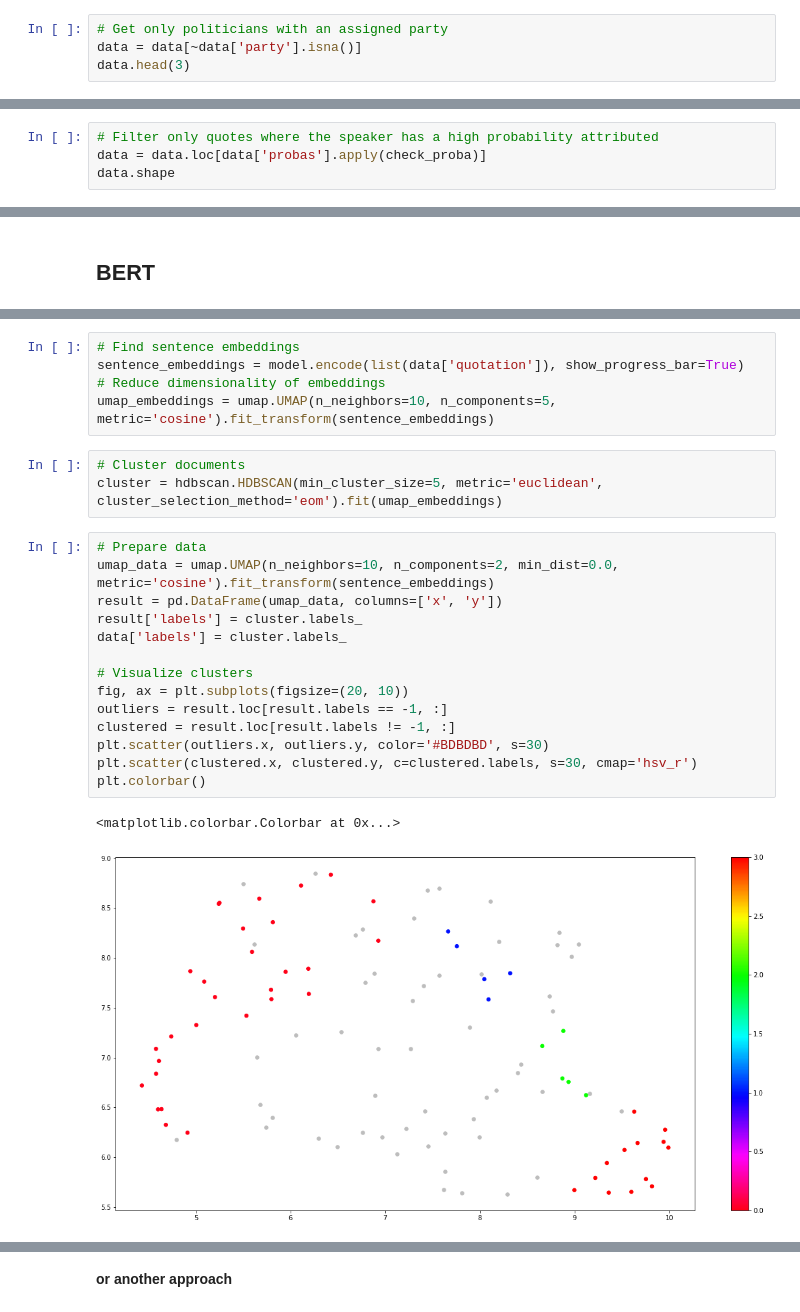
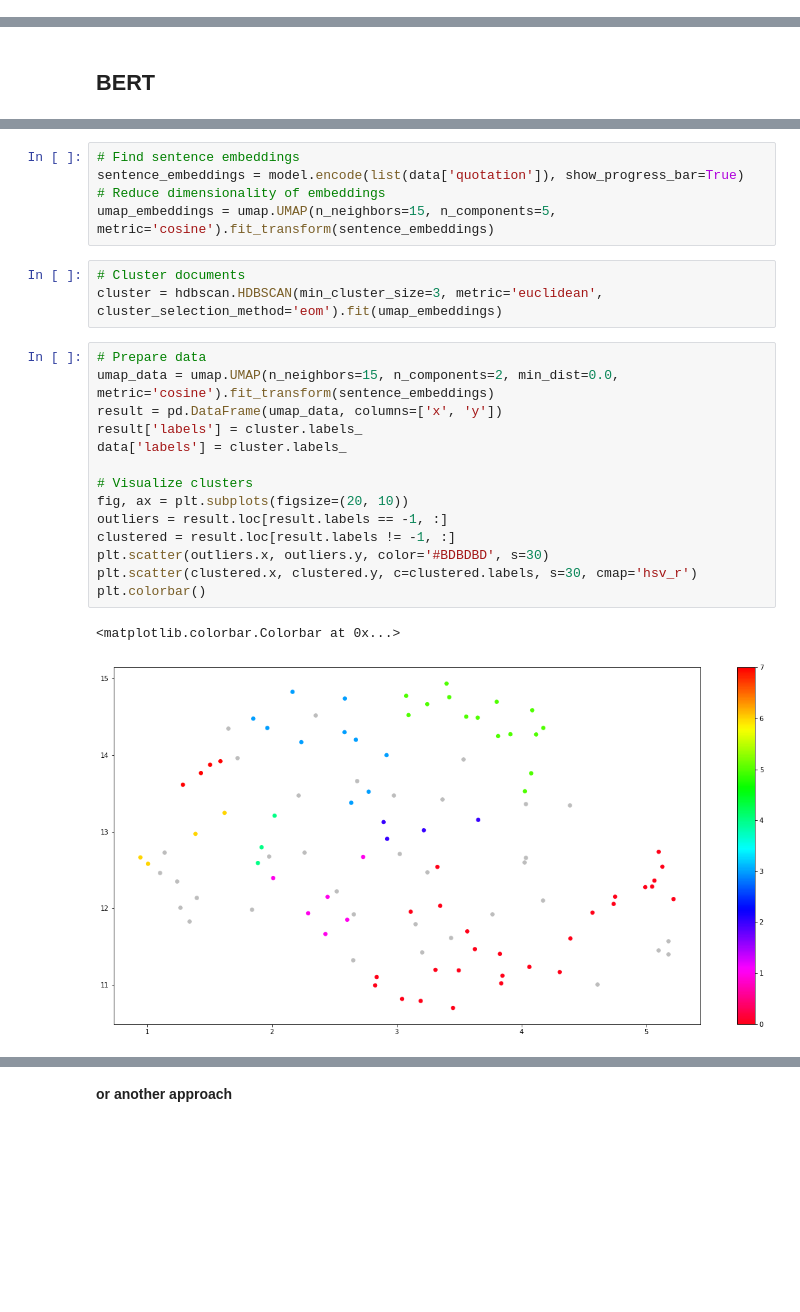
Before and after one commit to epfl-ada/ada-2021-project-acmu, a Jupyter notebook: project_notebook_Mihai.ipynb, the cells around one changed output, grey strips where cells are left out. Saved outputs shown, nothing was run; the diff lists cells and outputs as text; blank space fills up the shorter version.

```diff
--- a/project_notebook_Mihai.ipynb
+++ b/project_notebook_Mihai.ipynb
@@ -608,7 +576,3 @@ Actual qid problem
 # %%
 # Read the data just created
 data = pd.read_json(QUOTES_BY_YEAR[2018], lines=True)
-# %%
-# Get only politicians with an assigned party
-data = data[~data['party'].isna()]
-data.head(3)
@@ -620,4 +578,0 @@ data.head(3)
-# %%
-# Filter only quotes where the speaker has a high probability attributed
-data = data.loc[data['probas'].apply(check_proba)]
-data.shape
@@ -662,27 +617,27 @@ device(type='cuda')
 # Find sentence embeddings
 sentence_embeddings = model.encode(list(data['quotation']), show_progress_bar=True)
 # Reduce dimensionality of embeddings
-umap_embeddings = umap.UMAP(n_neighbors=10, n_components=5, metric='cosine').fit_transform(sentence_embeddings)
+umap_embeddings = umap.UMAP(n_neighbors=15, n_components=5, metric='cosine').fit_transform(sentence_embeddings)
 # %%
 # Cluster documents
-cluster = hdbscan.HDBSCAN(min_cluster_size=5, metric='euclidean', cluster_selection_method='eom').fit(umap_embeddings)
+cluster = hdbscan.HDBSCAN(min_cluster_size=3, metric='euclidean', cluster_selection_method='eom').fit(umap_embeddings)
 # %%
 # Prepare data
-umap_data = umap.UMAP(n_neighbors=10, n_components=2, min_dist=0.0, metric='cosine').fit_transform(sentence_embeddings)
+umap_data = umap.UMAP(n_neighbors=15, n_components=2, min_dist=0.0, metric='cosine').fit_transform(sentence_embeddings)
 result = pd.DataFrame(umap_data, columns=['x', 'y'])
 result['labels'] = cluster.labels_
 data['labels'] = cluster.labels_
 
 # Visualize clusters
 fig, ax = plt.subplots(figsize=(20, 10))
 outliers = result.loc[result.labels == -1, :]
 clustered = result.loc[result.labels != -1, :]
 plt.scatter(outliers.x, outliers.y, color='#BDBDBD', s=30)
 plt.scatter(clustered.x, clustered.y, c=clustered.labels, s=30, cmap='hsv_r')
 plt.colorbar()
 # %% [output]
 <matplotlib.colorbar.Colorbar at 0x...>
-[figure, old version]
+[figure, new version]
 # %%
 # Check a cluster results
 clusters = data.groupby('labels')[['quotation', 'party']].agg(list)
```
Also changed, not shown: parts of 27 cells of this notebook.
